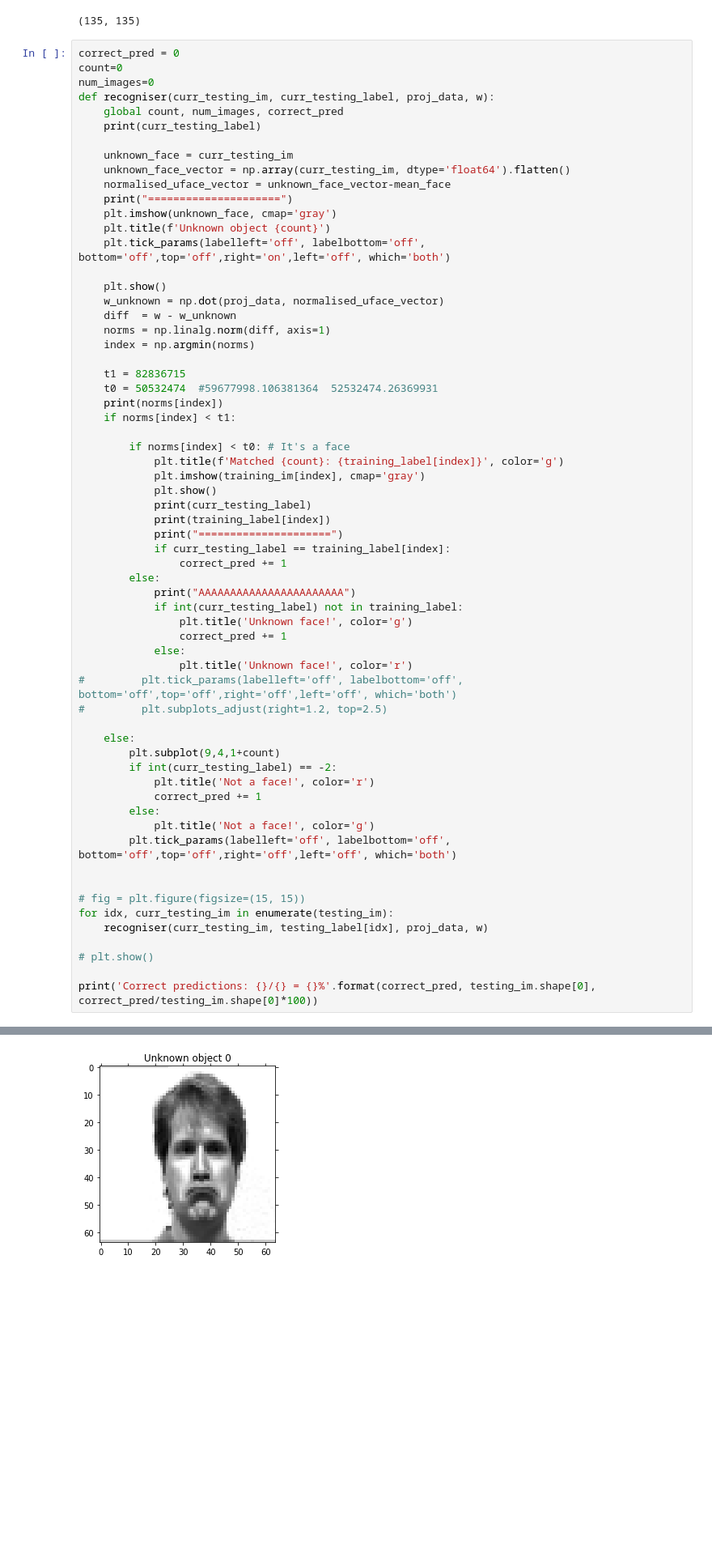
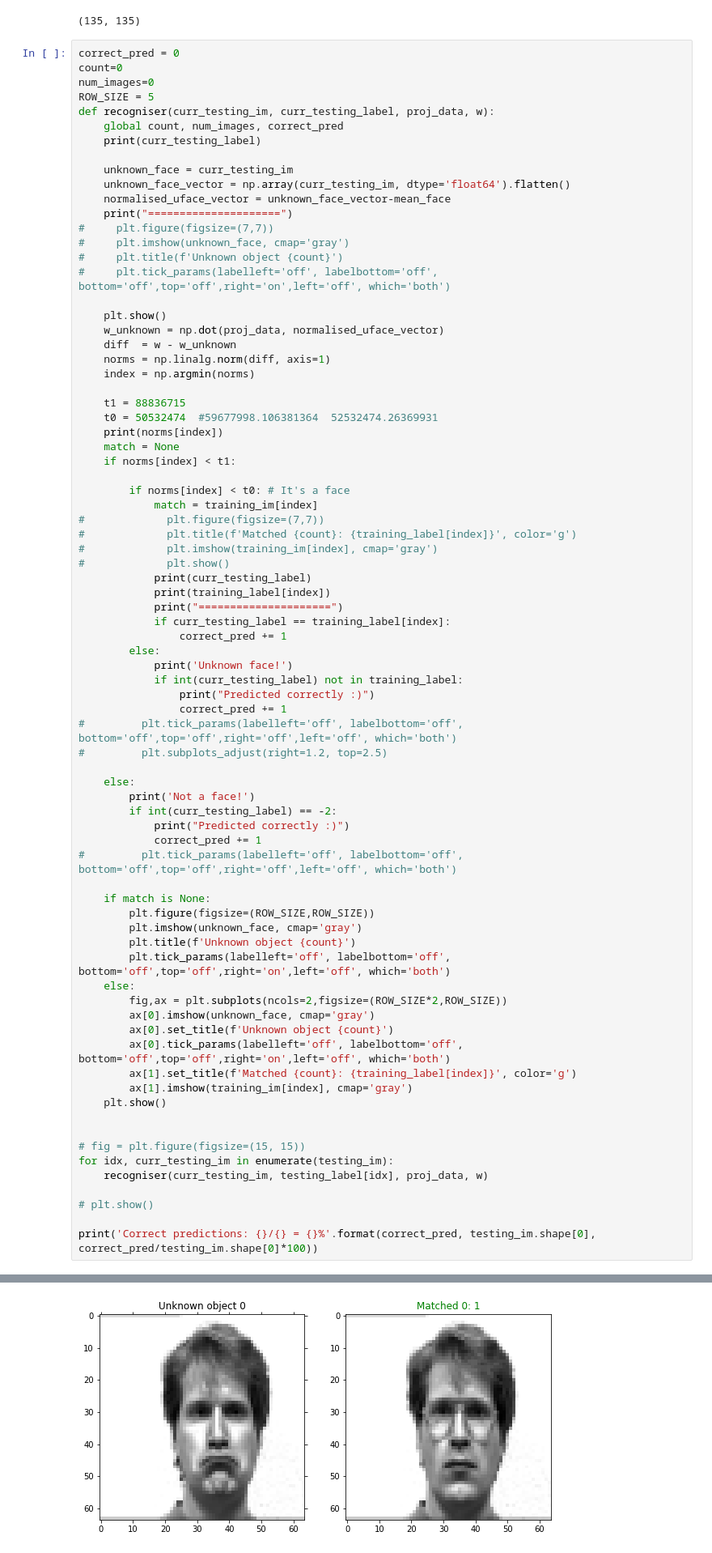
Before and after one commit to Rutvij-1/Eigen-Faces-SMAI-M21-project, a Jupyter notebook: FINALFINAL.ipynb, the cells around one changed output, grey strips where cells are left out. Shown at 81% size. Cells and saved outputs as stored; diff of their text form; blank space fills up the shorter version.

Commit message:
Plotting fixed

```diff
--- a/FINALFINAL.ipynb
+++ b/FINALFINAL.ipynb
@@ -301,6 +301,7 @@ w.shape
 correct_pred = 0
 count=0
 num_images=0
+ROW_SIZE = 5
 def recogniser(curr_testing_im, curr_testing_label, proj_data, w):
     global count, num_images, correct_pred
     print(curr_testing_label)
@@ -309,9 +310,10 @@ def recogniser(curr_testing_im, curr_testing_label, proj_data, w):
     unknown_face_vector = np.array(curr_testing_im, dtype='float64').flatten()
     normalised_uface_vector = unknown_face_vector-mean_face
     print("=====================")
-    plt.imshow(unknown_face, cmap='gray')
-    plt.title(f'Unknown object {count}')
-    plt.tick_params(labelleft='off', labelbottom='off', bottom='off',top='off',right='on',left='off', which='both')
+#     plt.figure(figsize=(7,7))
+#     plt.imshow(unknown_face, cmap='gray')
+#     plt.title(f'Unknown object {count}')
+#     plt.tick_params(labelleft='off', labelbottom='off', bottom='off',top='off',right='on',left='off', which='both')
 
     plt.show()
     w_unknown = np.dot(proj_data, normalised_uface_vector)
@@ -319,38 +321,51 @@ def recogniser(curr_testing_im, curr_testing_label, proj_data, w):
     norms = np.linalg.norm(diff, axis=1)
     index = np.argmin(norms)
 
-    t1 = 82836715
+    t1 = 88836715
     t0 = 50532474  #59677998.106381364  52532474.26369931
     print(norms[index])
+    match = None
     if norms[index] < t1:
 
         if norms[index] < t0: # It's a face
-            plt.title(f'Matched {count}: {training_label[index]}', color='g')
-            plt.imshow(training_im[index], cmap='gray')
-            plt.show()
+            match = training_im[index]
+#             plt.figure(figsize=(7,7))
+#             plt.title(f'Matched {count}: {training_label[index]}', color='g')
+#             plt.imshow(training_im[index], cmap='gray')
+#             plt.show()
             print(curr_testing_label)
             print(training_label[index])
             print("=====================")
             if curr_testing_label == training_label[index]:
                 correct_pred += 1
         else:
-            print("AAAAAAAAAAAAAAAAAAAAAAA")
+            print('Unknown face!')
             if int(curr_testing_label) not in training_label:
-                plt.title('Unknown face!', color='g')
+                print("Predicted correctly :)")
                 correct_pred += 1
-            else:
-                plt.title('Unknown face!', color='r')
 #         plt.tick_params(labelleft='off', labelbottom='off', bottom='off',top='off',right='off',left='off', which='both')
 #         plt.subplots_adjust(right=1.2, top=2.5)
 
     else:
-        plt.subplot(9,4,1+count)
+        print('Not a face!')
         if int(curr_testing_label) == -2:
-            plt.title('Not a face!', color='r')
+            print("Predicted correctly :)")
             correct_pred += 1
-        else:
-            plt.title('Not a face!', color='g')
-        plt.tick_params(labelleft='off', labelbottom='off', bottom='off',top='off',right='off',left='off', which='both')
+#         plt.tick_params(labelleft='off', labelbottom='off', bottom='off',top='off',right='off',left='off', which='both')
+
+    if match is None:
+        plt.figure(figsize=(ROW_SIZE,ROW_SIZE))
+        plt.imshow(unknown_face, cmap='gray')
+        plt.title(f'Unknown object {count}')
+        plt.tick_params(labelleft='off', labelbottom='off', bottom='off',top='off',right='on',left='off', which='both')
+    else:
+        fig,ax = plt.subplots(ncols=2,figsize=(ROW_SIZE*2,ROW_SIZE))
+        ax[0].imshow(unknown_face, cmap='gray')
+        ax[0].set_title(f'Unknown object {count}')
+        ax[0].tick_params(labelleft='off', labelbottom='off', bottom='off',top='off',right='on',left='off', which='both')
+        ax[1].set_title(f'Matched {count}: {training_label[index]}', color='g')
+        ax[1].imshow(training_im[index], cmap='gray')
+    plt.show()
 
 
 # fig = plt.figure(figsize=(15, 15))
@@ -366 +385 @@ print('Correct predictions: {}/{} = {}%'.format(correct_pred, testing_im.shape[0
-[figure, old version]
+[figure, new version]
```
Also changed, not shown: parts of 8 cells of this notebook.
